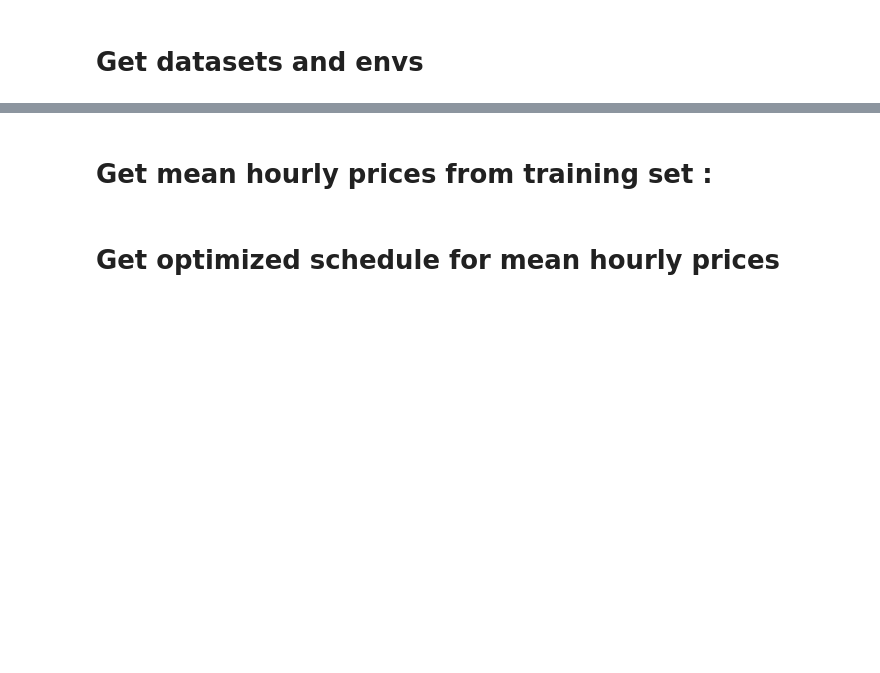
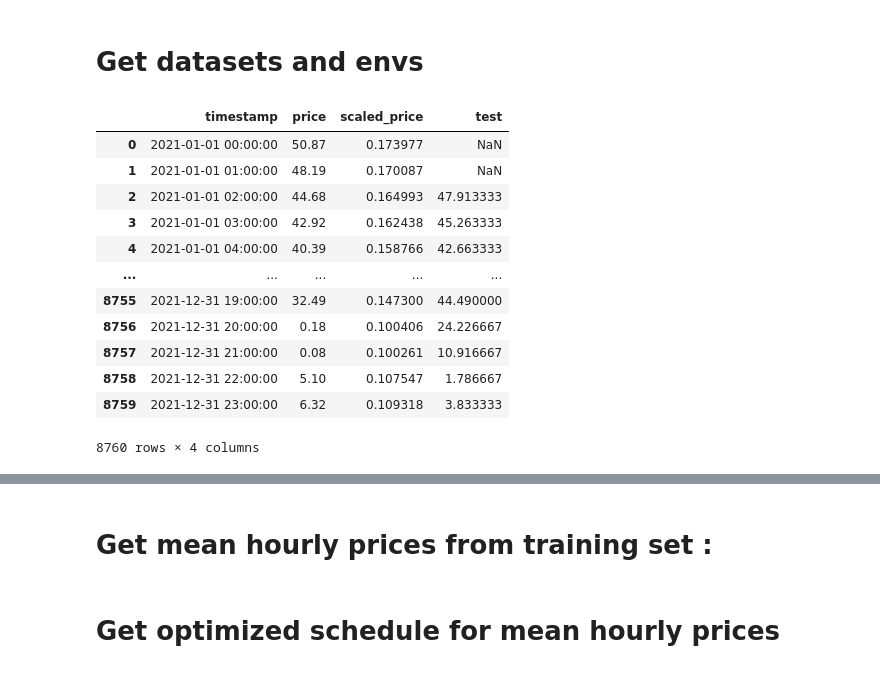
Before and after one commit to albanpuech/energy-arbitrage-via-reinforcement-learning, a Jupyter notebook: historical_hourly_prices_schedule.ipynb, the cells around one changed output, grey strips where cells are left out. Cells and saved outputs as stored; diff of their text form; code cells hidden in the pictures; blank space fills up the shorter version.

```diff
--- a/historical_hourly_prices_schedule.ipynb
+++ b/historical_hourly_prices_schedule.ipynb
@@ -43,3 +43,21 @@ df_test["scaled_price"]  = scaler.transform(df_test.price.to_numpy().reshape(-1,
 
 train_env = Battery(df_train,k=k)
 test_env = Battery(df_test,k=k)
+# %%
+df_train["test"] = df_train.price / df_train.price.rolling(3).mean()
+# %%
+df_train
+# %% [output]
+|  | timestamp | price | scaled_price | test |
+| 0 | 2021-01-01 00:00:00 | 50.87 | 0.173977 | NaN |
+| 1 | 2021-01-01 01:00:00 | 48.19 | 0.170087 | NaN |
+| 2 | 2021-01-01 02:00:00 | 44.68 | 0.164993 | 47.913333 |
+| 3 | 2021-01-01 03:00:00 | 42.92 | 0.162438 | 45.263333 |
+| 4 | 2021-01-01 04:00:00 | 40.39 | 0.158766 | 42.663333 |
+| ... | ... | ... | ... | ... |
+| 8755 | 2021-12-31 19:00:00 | 32.49 | 0.147300 | 44.490000 |
+| 8756 | 2021-12-31 20:00:00 | 0.18 | 0.100406 | 24.226667 |
+| 8757 | 2021-12-31 21:00:00 | 0.08 | 0.100261 | 10.916667 |
+| 8758 | 2021-12-31 22:00:00 | 5.10 | 0.107547 | 1.786667 |
+| 8759 | 2021-12-31 23:00:00 | 6.32 | 0.109318 | 3.833333 |
+8760 rows × 4 columns
```
Also changed, not shown: parts of 2 cells of this notebook, 1 other file.
